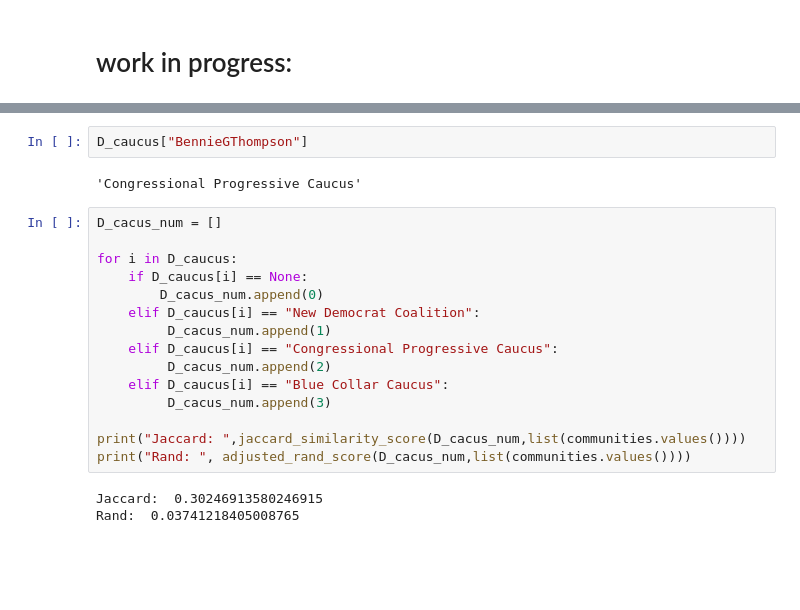
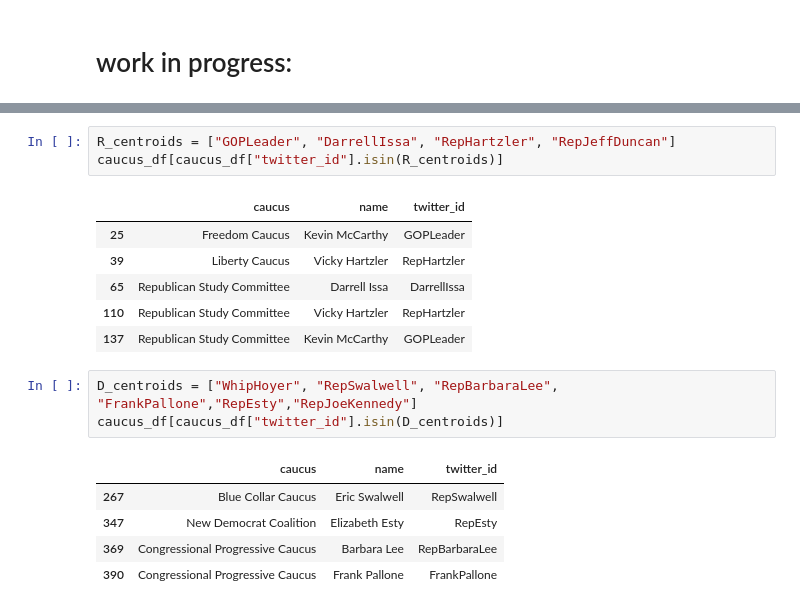
Before and after one commit to philippschmalen/Project_tsds, a Jupyter notebook: Simon/network_all_data.ipynb, the cells around one changed output, grey strips where cells are left out. Cells and saved outputs as stored; diff of their text form; blank space fills up the shorter version.

```diff
--- a/Simon/network_all_data.ipynb
+++ b/Simon/network_all_data.ipynb
@@ -1495,22 +1560,19 @@ list(communities.values())
-# %%
-D_caucus["BennieGThompson"]
-# %% [output]
-'Congressional Progressive Caucus'
-# %%
-D_cacus_num = []
-
-for i in D_caucus:
-    if D_caucus[i] == None:
-        D_cacus_num.append(0)
-    elif D_caucus[i] == "New Democrat Coalition":
-         D_cacus_num.append(1)
-    elif D_caucus[i] == "Congressional Progressive Caucus":
-         D_cacus_num.append(2)
-    elif D_caucus[i] == "Blue Collar Caucus":
-         D_cacus_num.append(3)
-
-print("Jaccard: ",jaccard_similarity_score(D_cacus_num,list(communities.values())))
-print("Rand: ", adjusted_rand_score(D_cacus_num,list(communities.values())))
-# %% [output]
-Jaccard:  0.30246913580246915
-Rand:  0.03741218405008765
+# %%
+R_centroids = ["GOPLeader", "DarrellIssa", "RepHartzler", "RepJeffDuncan"]
+caucus_df[caucus_df["twitter_id"].isin(R_centroids)]
+# %% [output]
+|  | caucus | name | twitter_id |
+| 25 | Freedom Caucus | Kevin McCarthy | GOPLeader |
+| 39 | Liberty Caucus | Vicky Hartzler | RepHartzler |
+| 65 | Republican Study Committee | Darrell Issa | DarrellIssa |
+| 110 | Republican Study Committee | Vicky Hartzler | RepHartzler |
+| 137 | Republican Study Committee | Kevin McCarthy | GOPLeader |
+# %%
+D_centroids = ["WhipHoyer", "RepSwalwell", "RepBarbaraLee", "FrankPallone","RepEsty","RepJoeKennedy"]
+caucus_df[caucus_df["twitter_id"].isin(D_centroids)]
+# %% [output]
+|  | caucus | name | twitter_id |
+| 267 | Blue Collar Caucus | Eric Swalwell | RepSwalwell |
+| 347 | New Democrat Coalition | Elizabeth Esty | RepEsty |
+| 369 | Congressional Progressive Caucus | Barbara Lee | RepBarbaraLee |
+| 390 | Congressional Progressive Caucus | Frank Pallone | FrankPallone |
```
Also changed, not shown: parts of 18 cells of this notebook.
